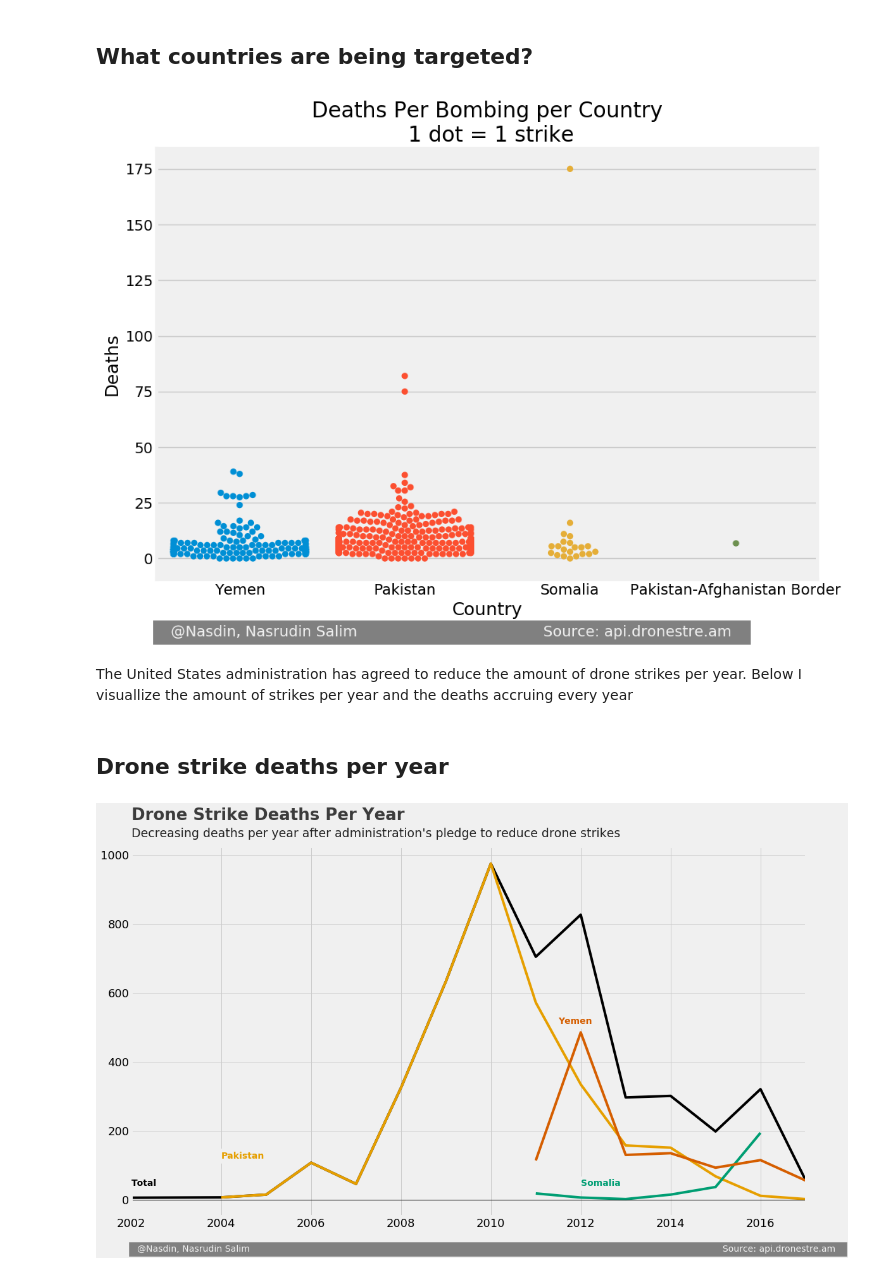
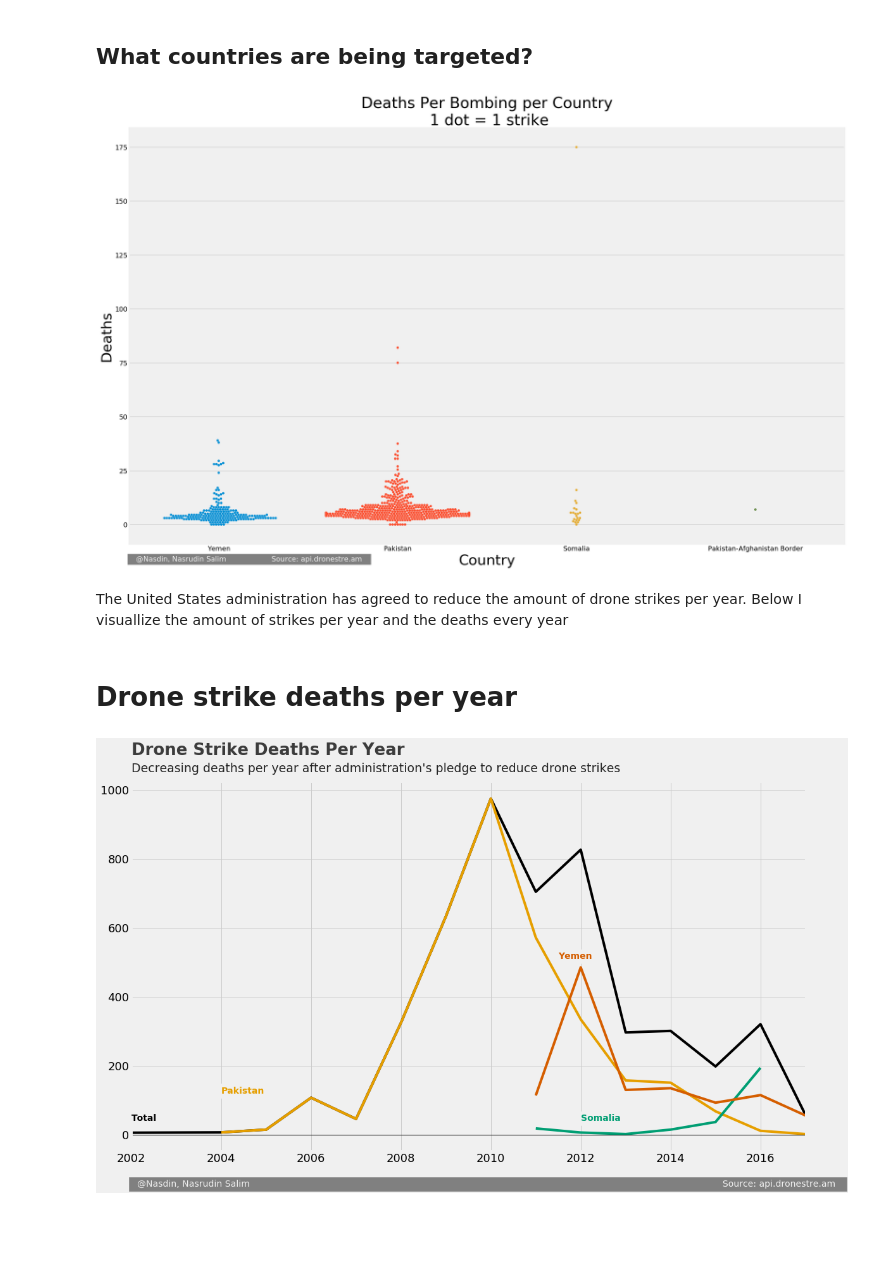
Before and after one commit to Nasdin/Drone-Strike-Visualization, a Jupyter notebook: Drone Strike Analysis.ipynb, the cells around one changed output. Drawn from its saved outputs; the diff is of its cells as text; code cells hidden in the pictures; blank space fills up the shorter version.

```diff
--- a/Drone Strike Analysis.ipynb
+++ b/Drone Strike Analysis.ipynb
@@ -79,7 +95,7 @@ df['year'] = df.date.apply(lambda x: x.year)
 # %% [markdown]
 #### 'Deaths' has a lot of ambiguous values, we shall take deaths to be the mid point between max and min. Then drop both of them.
 # %%
-death = ( pd.to_numeric(df['deaths_max'],errors='ignore') + pd.to_numeric(df['deaths_min'],errors='ignore') )
+death = ( pd.to_numeric(df['deaths_max'],errors='raise') + pd.to_numeric(df['deaths_min'],errors='raise') )
 death /= 2
 # %%
 df['deaths'] = death
@@ -87,10 +103,10 @@ df.drop( ['deaths_max','deaths_min' ],axis=1, inplace = True, errors='ignore')
 # %% [markdown]
 #### Change the number columns to numerical
 # %%
-columnstonumeric = ['children','deaths','civilians','lat','lon']
+columnstonumeric = ['children','deaths','civilians','lat','lon','injuries']
 
 for i in columnstonumeric:
-    pd.to_numeric(df[i])
+    df[i] = pd.to_numeric(df[i])
 # %%
 #resort the dataframe
 df.sort_values('date',axis=0,inplace=True)
@@ -162,25 +178,26 @@ The latest recorded drone strike was on 2017-03-06 00:00:00
 ## What countries are being targeted?
 # %%
 #The size
-_= plt.figure(num=None,figsize=(10,7),dpi=100,facecolor='w',edgecolor='k')
+_= plt.figure(num=None,figsize=(24,15),dpi=100,facecolor='w',edgecolor='k')
 
-sns.swarmplot(df['country'],df['deaths'],size=6)
-plt.title('Deaths Per Bombing per Country\n 1 dot = 1 strike')
-plt.xlabel('Country')
-plt.ylabel('Deaths')
+sns.swarmplot(df['country'],df['deaths'],size=5)
+plt.title('Deaths Per Bombing per Country\n 1 dot = 1 strike',fontsize=32)
+plt.xlabel('Country',fontsize=30)
+plt.ylabel('Deaths',fontsize=30)
 
 #Signature Bar
-plt.text(x=-0.5,y=-35,
-    s = '   @Nasdin, Nasrudin Salim                                        Source: api.dronestre.am   ',
-    fontsize = 14, color = '#f0f0f0', backgroundcolor = 'grey')
-
+plt.text(x=-0.5,y=-17,
+    s = '   @Nasdin, Nasrudin Salim                    Source: api.dronestre.am   ',
+    fontsize = 15, color = '#f0f0f0', backgroundcolor = 'grey')
+#save the plot
+plt.savefig('deathsperbombingpercountry.png')
 plt.show()
 # %% [output]
-[figure, old version]
+[figure, new version]
 # %% [markdown]
-The United States administration has agreed to reduce the amount of drone strikes per year. Below I visuallize the amount of strikes per year and the deaths accruing every year
+The United States administration has agreed to reduce the amount of drone strikes per year. Below I visuallize the amount of strikes per year and the deaths every year
 # %% [markdown]
-## Drone strike deaths per year
+# Drone strike deaths per year
 # %%
 # Colourblind-friendly colours
 colours = [[0,0,0], [230/255,159/255,0], [86/255,180/255,233/255], [0,158/255,115/255],
```
Also changed, not shown: parts of 15 cells of this notebook, 3 other files.
